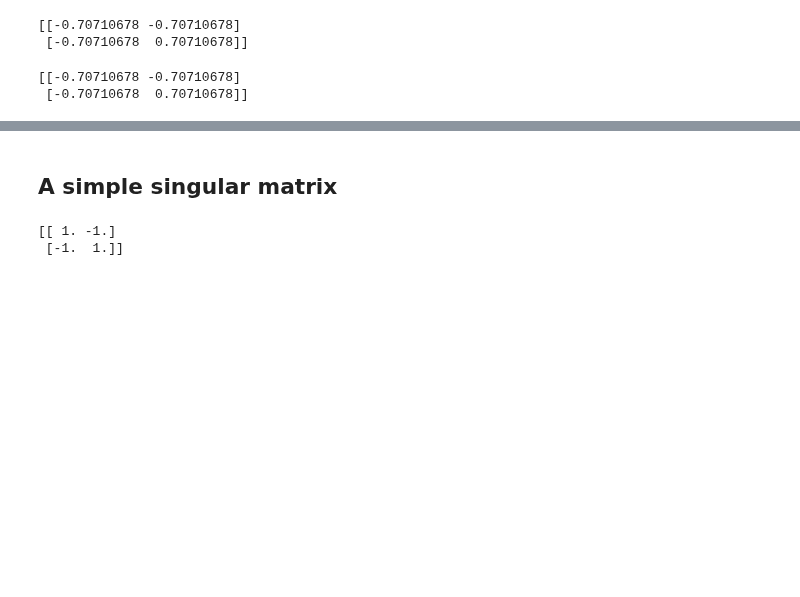
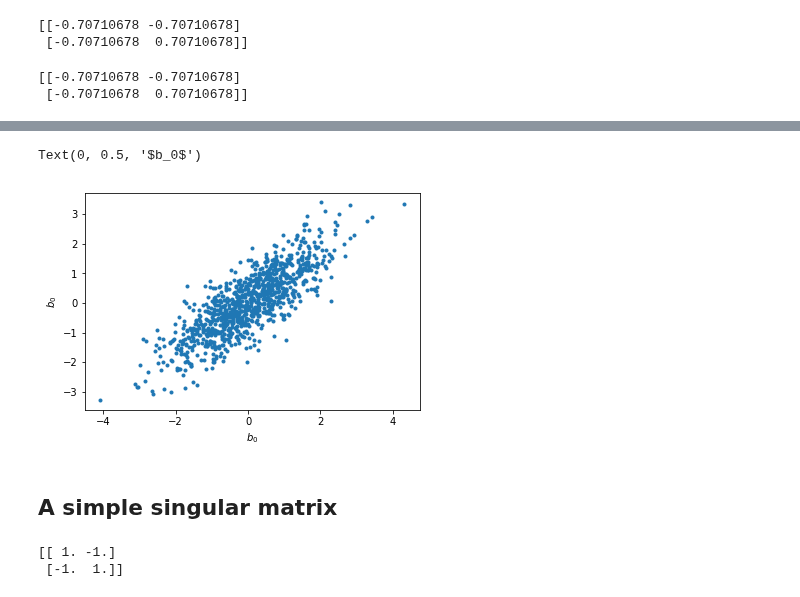
Before and after one commit to blanton144/computational, a Jupyter notebook: docs/notebooks/linear-algebra.ipynb, the cells around one changed output, grey strips where cells are left out. Saved outputs shown, nothing was run; the diff lists cells and outputs as text; code cells hidden in the pictures; blank space fills up the shorter version.

```diff
--- a/docs/notebooks/linear-algebra.ipynb
+++ b/docs/notebooks/linear-algebra.ipynb
@@ -156,3 +167,10 @@ print(Ainv.dot(b1))
+# %%
+plt.plot(b[0, :], b[1, :], '.')
+plt.xlabel("$b_0$")
+plt.ylabel("$b_0$")
+# %% [output]
+Text(0, 0.5, '$b_0$')
+[figure, added]
 # %% [markdown]
 ## A simple singular matrix
 # %%
```
Also changed, not shown: parts of 19 cells of this notebook, 17 other files.
